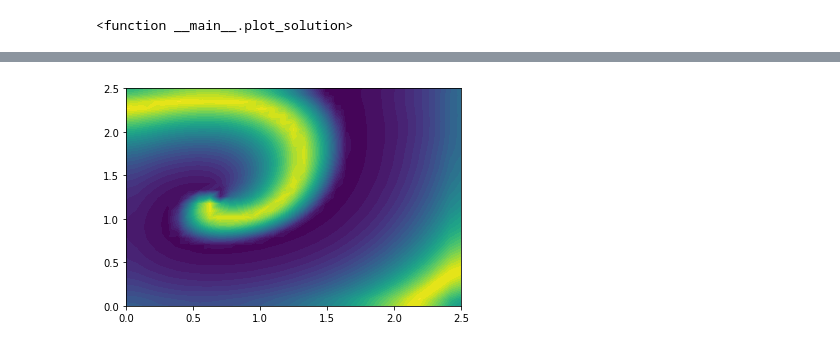
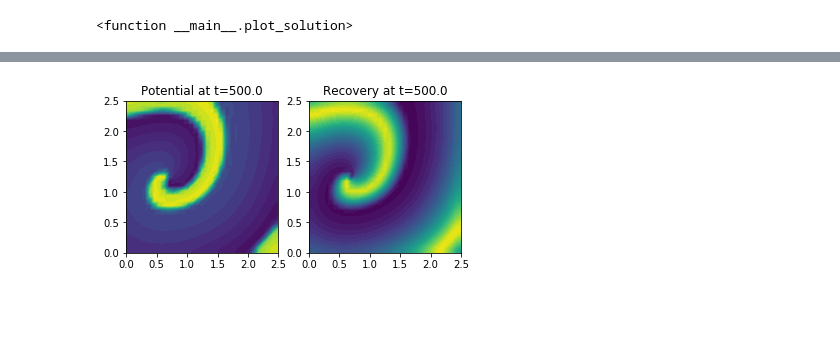
Before and after one commit to andygedwards/SSCP_2018, a Jupyter notebook: L15/L05 - FitzhughNagumo-Solution.ipynb, the cells around one changed output, grey strips where cells are left out. Drawn from its saved outputs; the diff is of its cells as text; code cells hidden in the pictures; blank space fills up the shorter version.

```diff
--- a/L15/L05 - FitzhughNagumo-Solution.ipynb
+++ b/L15/L05 - FitzhughNagumo-Solution.ipynb
@@ -217,31 +217,39 @@ If you're reading this message in another frontend (for example, a static render
 # %%
 # very slow but functional animation
 
 import matplotlib.pyplot as plt
 from matplotlib import animation
 from IPython.display import HTML
 
 # First set up the figure, the axis, and the plot element we want to animate
-fig, ax = plt.subplots()
+fig = plt.figure()
+ax1 = fig.add_subplot(1,2,1, adjustable='box', aspect=1.)
+ax2 = fig.add_subplot(1,2,2, adjustable='box', aspect=1.)
 
 
 # initialization function: plot the background of each frame
 # to be honest i don't actually know what this is supposed to do, so it's probably doing something wrong
 def init():
-    return (ax,)
+    return (ax1, ax2)
 
 #dolfin.common.plotting.mplot_function(ax, U.sub(0))
 
 # animation function. This is called sequentially
 def animate(i):
-    dolfin.common.plotting.mplot_function(ax, U_sol[i+1][1].sub(1))
-    return (ax,)
+    t = U_sol[i+1][0]
+    U = U_sol[i+1][1]
+    ax1.set_title("Potential at t={:0>4}".format(t))
+    ax2.set_title("Recovery at t={:0>4}".format(t))
+
+    dolfin.common.plotting.mplot_function(ax1, U.sub(0))
+    dolfin.common.plotting.mplot_function(ax2, U.sub(1))
+    return (ax1, ax2)
 
 anim = animation.FuncAnimation(fig, animate, init_func=init,
-                               frames=len(U_sol.keys())-1, interval=30, blit=False)
+                               frames=len(U_sol.keys())-1, interval=100, blit=False)
 
+#HTML(anim.to_jshtml()) # allegedly newer and better but fails for me
 HTML(anim.to_html5_video())
-#HTML(anim.to_jshtml()) # allegedly newer and better but fails for me
 # %% [output]
 [interactive output not drawn]
-[figure, old version]
+[figure, new version]
```
